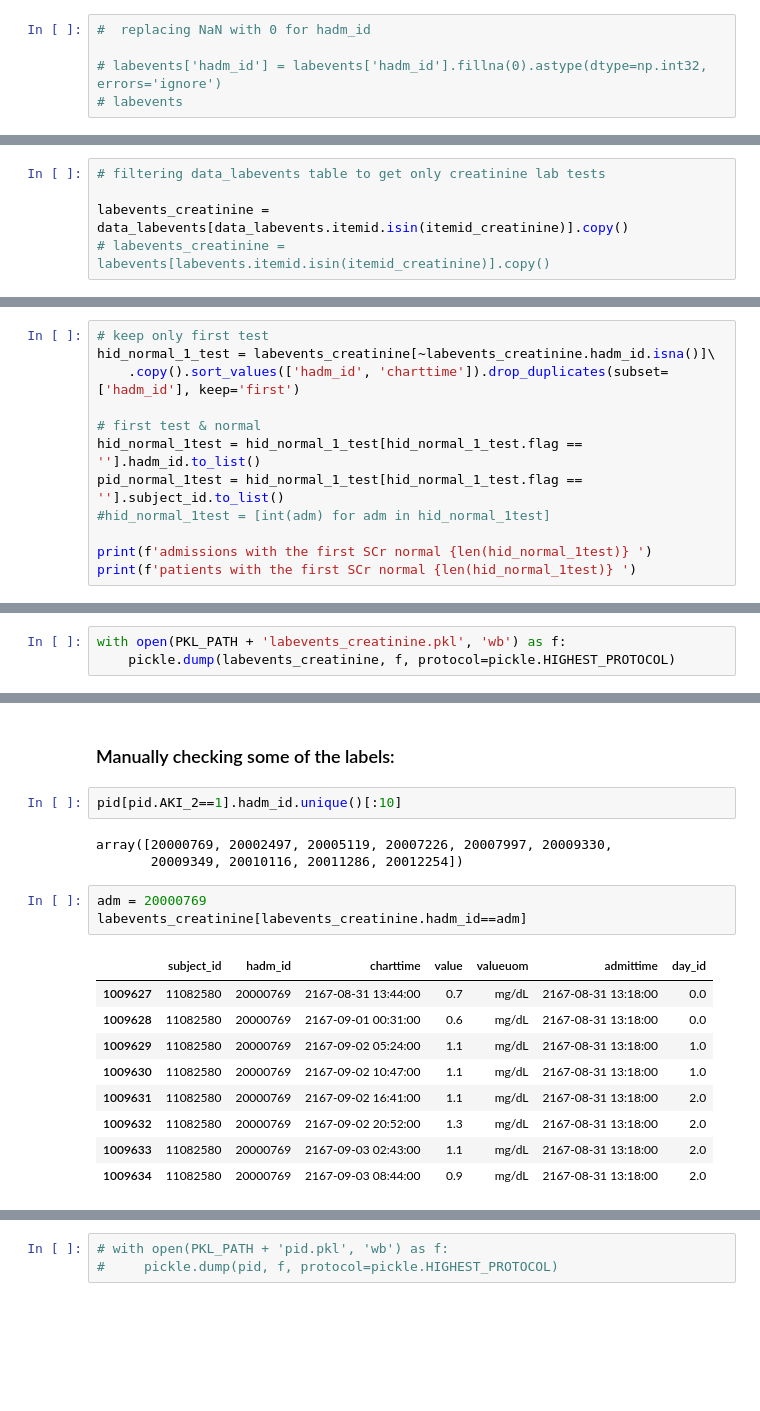
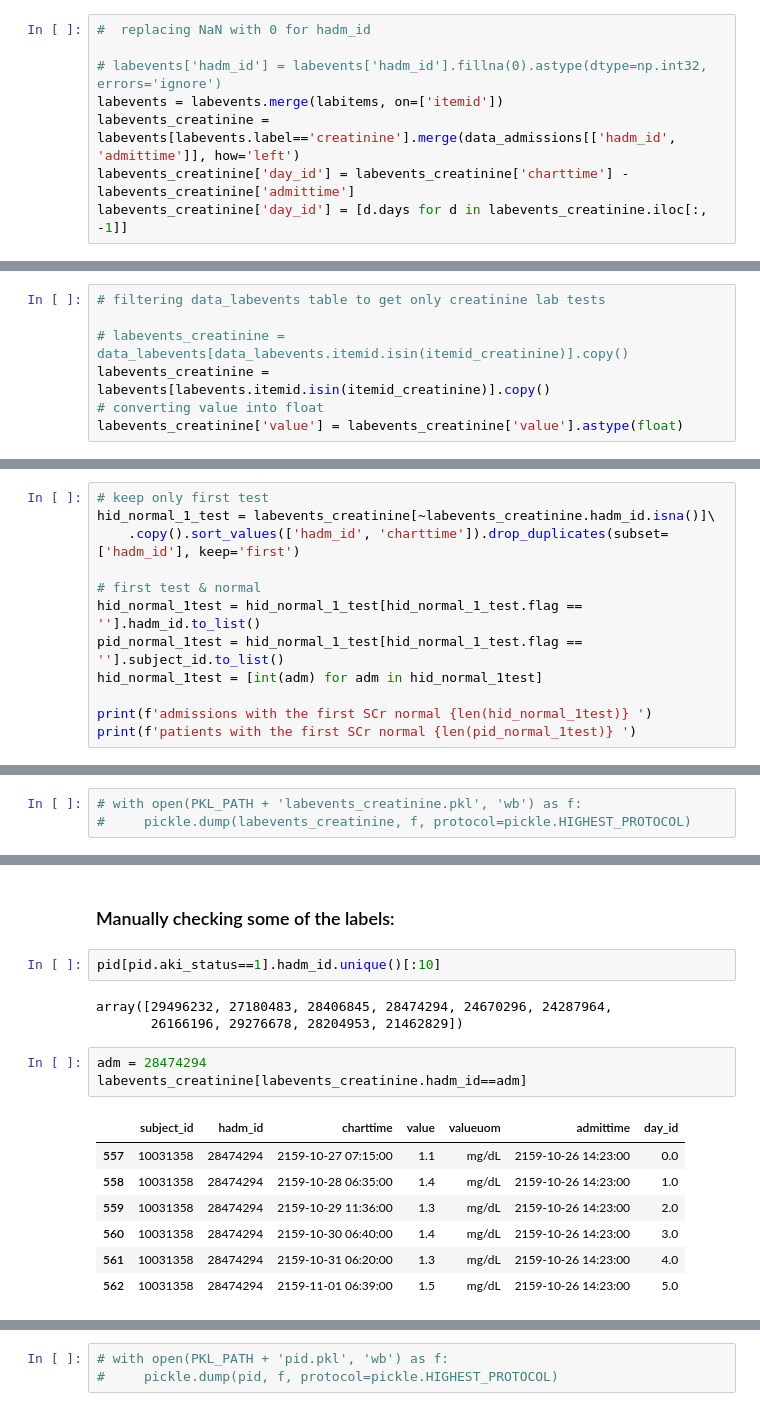
Before and after one commit to maslenkovas/aki_prediction, a Jupyter notebook: other/preprocessing.ipynb, the cells around one changed output, grey strips where cells are left out. Saved outputs shown, nothing was run; the diff lists cells and outputs as text; blank space fills up the shorter version.

```diff
--- a/other/preprocessing.ipynb
+++ b/other/preprocessing.ipynb
@@ -502,4 +536,7 @@ with open(PKL_PATH + 'pid_labevents.pkl', 'rb') as f:
 #  replacing NaN with 0 for hadm_id
 
 # labevents['hadm_id'] = labevents['hadm_id'].fillna(0).astype(dtype=np.int32, errors='ignore')
-# labevents
+labevents = labevents.merge(labitems, on=['itemid'])
+labevents_creatinine = labevents[labevents.label=='creatinine'].merge(data_admissions[['hadm_id', 'admittime']], how='left')
+labevents_creatinine['day_id'] = labevents_creatinine['charttime'] - labevents_creatinine['admittime']
+labevents_creatinine['day_id'] = [d.days for d in labevents_creatinine.iloc[:, -1]]
@@ -531,5 +553,7 @@ data_labitems[data_labitems.itemid.isin(itemid_creatinine)]
 # %%
 # filtering data_labevents table to get only creatinine lab tests
 
-labevents_creatinine = data_labevents[data_labevents.itemid.isin(itemid_creatinine)].copy()
-# labevents_creatinine = labevents[labevents.itemid.isin(itemid_creatinine)].copy()
+# labevents_creatinine = data_labevents[data_labevents.itemid.isin(itemid_creatinine)].copy()
+labevents_creatinine = labevents[labevents.itemid.isin(itemid_creatinine)].copy()
+# converting value into float
+labevents_creatinine['value'] = labevents_creatinine['value'].astype(float)
@@ -573,10 +575,10 @@ hid_normal_1_test = labevents_creatinine[~labevents_creatinine.hadm_id.isna()]\
 # first test & normal
 hid_normal_1test = hid_normal_1_test[hid_normal_1_test.flag == ''].hadm_id.to_list()
 pid_normal_1test = hid_normal_1_test[hid_normal_1_test.flag == ''].subject_id.to_list()
-#hid_normal_1test = [int(adm) for adm in hid_normal_1test]
+hid_normal_1test = [int(adm) for adm in hid_normal_1test]
 
 print(f'admissions with the first SCr normal {len(hid_normal_1test)} ')
-print(f'patients with the first SCr normal {len(hid_normal_1test)} ')
+print(f'patients with the first SCr normal {len(pid_normal_1test)} ')
 # %% [output]
 admissions with the first SCr normal 251589
 patients with the first SCr normal 251589
@@ -642,8 +619,8 @@ labevents_creatinine.head()
 | 12 | 10003299 | 20940957 | 2183-06-28 04:42:00 | 0.7 | mg/dL | 2183-06-26 20:27:00 | 1.0 |
 | 13 | 10003299 | 20940957 | 2183-06-29 05:34:00 | 0.7 | mg/dL | 2183-06-26 20:27:00 | 2.0 |
 # %%
-with open(PKL_PATH + 'labevents_creatinine.pkl', 'wb') as f:
-    pickle.dump(labevents_creatinine, f, protocol=pickle.HIGHEST_PROTOCOL)
+# with open(PKL_PATH + 'labevents_creatinine.pkl', 'wb') as f:
+#     pickle.dump(labevents_creatinine, f, protocol=pickle.HIGHEST_PROTOCOL)
 # %%
 with open(PKL_PATH + 'labevents_creatinine.pkl', 'rb') as f:
     labevents_creatinine = pickle.load(f)
@@ -1661,23 +1764,21 @@ ax2.grid(True)
 # %% [markdown]
 ### Manually checking some of the labels:
 # %%
-pid[pid.AKI_2==1].hadm_id.unique()[:10]
+pid[pid.aki_status==1].hadm_id.unique()[:10]
 # %% [output]
-array([20000769, 20002497, 20005119, 20007226, 20007997, 20009330,
-       20009349, 20010116, 20011286, 20012254])
+array([29496232, 27180483, 28406845, 28474294, 24670296, 24287964,
+       26166196, 29276678, 28204953, 21462829])
 # %%
-adm = 20000769
+adm = 28474294
 labevents_creatinine[labevents_creatinine.hadm_id==adm]
 # %% [output]
 |  | subject_id | hadm_id | charttime | value | valueuom | admittime | day_id |
-| 1009627 | 11082580 | 20000769 | 2167-08-31 13:44:00 | 0.7 | mg/dL | 2167-08-31 13:18:00 | 0.0 |
-| 1009628 | 11082580 | 20000769 | 2167-09-01 00:31:00 | 0.6 | mg/dL | 2167-08-31 13:18:00 | 0.0 |
-| 1009629 | 11082580 | 20000769 | 2167-09-02 05:24:00 | 1.1 | mg/dL | 2167-08-31 13:18:00 | 1.0 |
-| 1009630 | 11082580 | 20000769 | 2167-09-02 10:47:00 | 1.1 | mg/dL | 2167-08-31 13:18:00 | 1.0 |
-| 1009631 | 11082580 | 20000769 | 2167-09-02 16:41:00 | 1.1 | mg/dL | 2167-08-31 13:18:00 | 2.0 |
-| 1009632 | 11082580 | 20000769 | 2167-09-02 20:52:00 | 1.3 | mg/dL | 2167-08-31 13:18:00 | 2.0 |
-| 1009633 | 11082580 | 20000769 | 2167-09-03 02:43:00 | 1.1 | mg/dL | 2167-08-31 13:18:00 | 2.0 |
-| 1009634 | 11082580 | 20000769 | 2167-09-03 08:44:00 | 0.9 | mg/dL | 2167-08-31 13:18:00 | 2.0 |
+| 557 | 10031358 | 28474294 | 2159-10-27 07:15:00 | 1.1 | mg/dL | 2159-10-26 14:23:00 | 0.0 |
+| 558 | 10031358 | 28474294 | 2159-10-28 06:35:00 | 1.4 | mg/dL | 2159-10-26 14:23:00 | 1.0 |
+| 559 | 10031358 | 28474294 | 2159-10-29 11:36:00 | 1.3 | mg/dL | 2159-10-26 14:23:00 | 2.0 |
+| 560 | 10031358 | 28474294 | 2159-10-30 06:40:00 | 1.4 | mg/dL | 2159-10-26 14:23:00 | 3.0 |
+| 561 | 10031358 | 28474294 | 2159-10-31 06:20:00 | 1.3 | mg/dL | 2159-10-26 14:23:00 | 4.0 |
+| 562 | 10031358 | 28474294 | 2159-11-01 06:39:00 | 1.5 | mg/dL | 2159-10-26 14:23:00 | 5.0 |
 # %%
 data_admissions[data_admissions.hadm_id==adm].admittime
 # %% [output]
```
Also changed, not shown: parts of 202 cells of this notebook, 2 other files.
